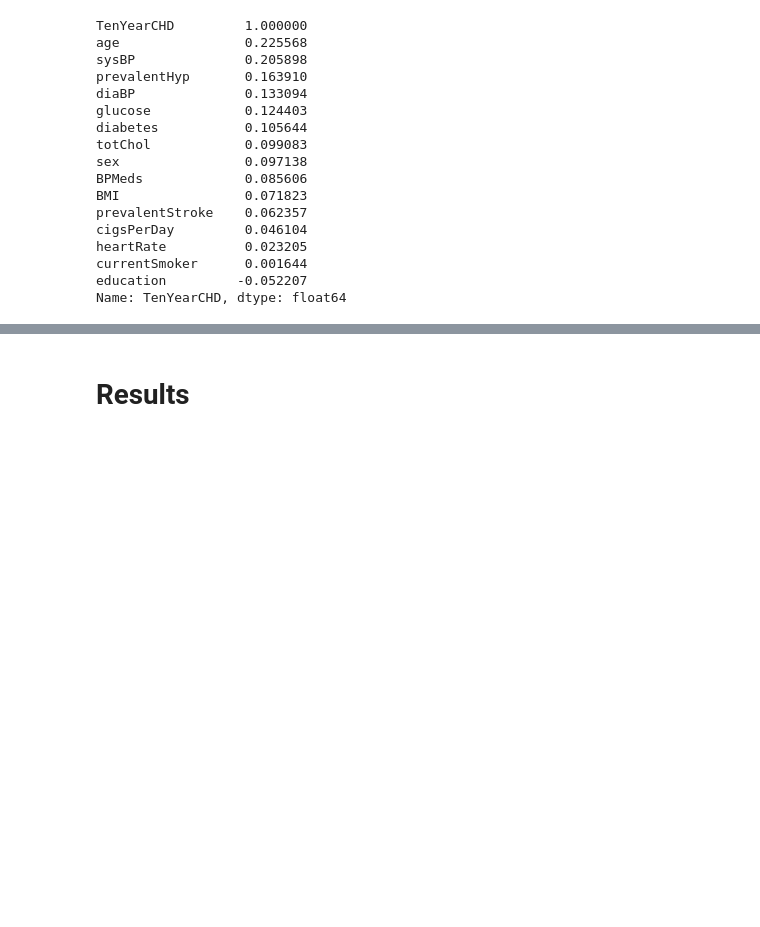
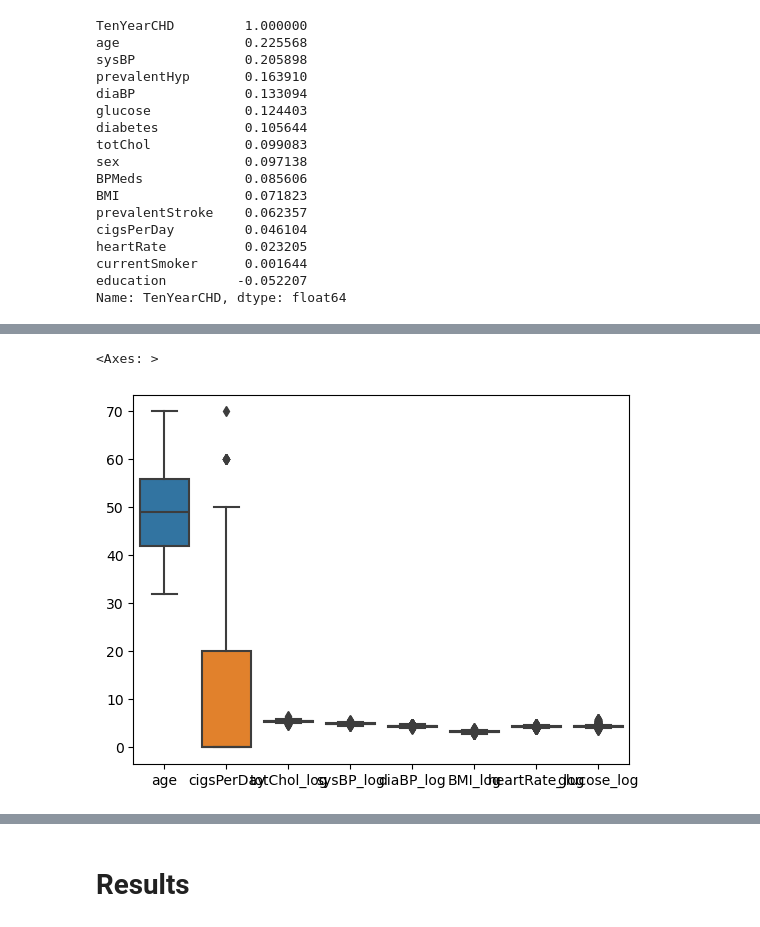
Before and after one commit to farhaniwnl/project_chd_crg3ts, a Jupyter notebook: final_paper.ipynb, the cells around one changed output, grey strips where cells are left out. Saved outputs shown, nothing was run; the diff lists cells and outputs as text; code cells hidden in the pictures; blank space fills up the shorter version.

```diff
--- a/final_paper.ipynb
+++ b/final_paper.ipynb
@@ -643,0 +665,20 @@ Name: TenYearCHD, dtype: float64
+# %%
+train_data['totChol_log'] = np.log(train_data['totChol'])
+train_data['glucose_log'] = np.log(train_data['glucose'])
+train_data['sysBP_log'] = np.log(train_data['sysBP'])
+train_data['BMI_log'] = np.log(train_data['BMI'])
+train_data['diaBP_log'] = np.log(train_data['diaBP'])
+train_data['heartRate_log'] = np.log(train_data['heartRate'])
+
+test_data['totChol_log'] = np.log(test_data['totChol'])
+test_data['glucose_log'] = np.log(test_data['glucose'])
+test_data['sysBP_log'] = np.log(test_data['sysBP'])
+test_data['BMI_log'] = np.log(test_data['BMI'])
+test_data['diaBP_log'] = np.log(test_data['diaBP'])
+test_data['heartRate_log'] = np.log(test_data['heartRate'])
+
+# train_data = train_data.drop(['totChol', 'glucose', 'sysBP', 'BMI', 'diaBP', 'heartRate'], axis=1)
+sns.boxplot(data=train_data.loc[:, ['age', 'cigsPerDay', 'totChol_log', 'sysBP_log', 'diaBP_log', 'BMI_log', 'heartRate_log', 'glucose_log']])
+# %% [output]
+<Axes: >
+[figure, added]
```
Also changed, not shown: parts of 10 cells of this notebook, 1 other file.
